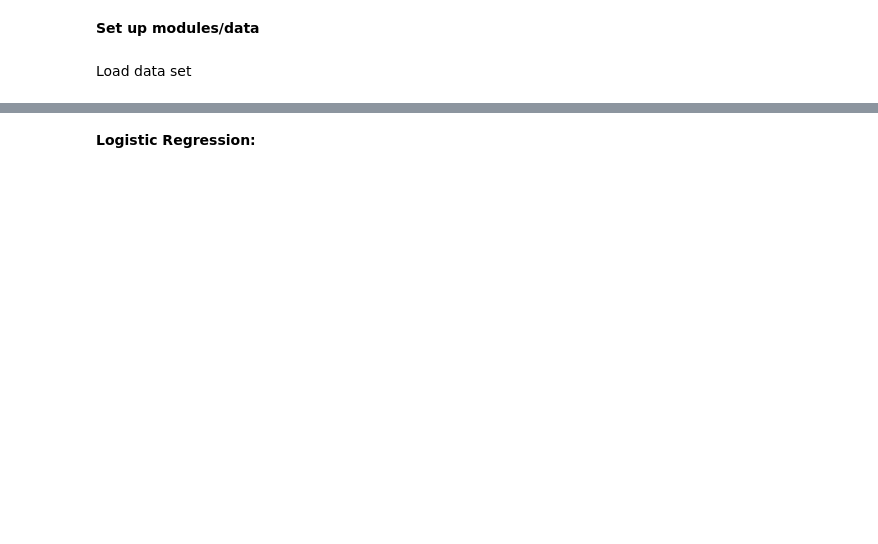
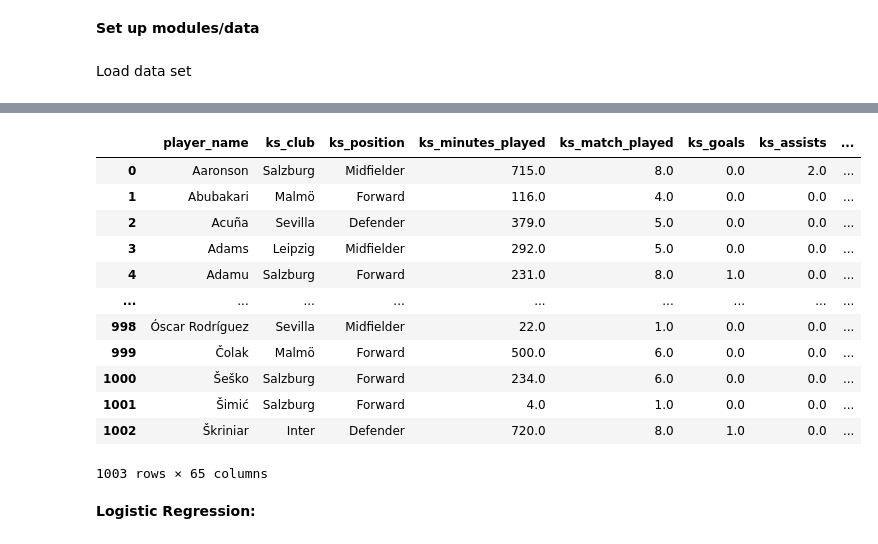
Before and after one commit to Kyle4646/CSE2600_finalproject, a Jupyter notebook: finalproject.ipynb, the cells around one changed output, grey strips where cells are left out. Cells and saved outputs as stored; diff of their text form; code cells hidden in the pictures; blank space fills up the shorter version.

```diff
--- a/finalproject.ipynb
+++ b/finalproject.ipynb
@@ -31,2 +35,64 @@ NameError: name 'pd' is not defined
+# %%
+import pandas as pd
+from functools import reduce
+
+# --- Load all the CSVs ---
+key_stats    = pd.read_csv('../Data/key_stats.csv')      # base
+disciplinary = pd.read_csv('../Data/disciplinary.csv')
+attacking    = pd.read_csv('../Data/attacking.csv')
+attempts     = pd.read_csv('../Data/attempts.csv')
+defending    = pd.read_csv('../Data/defending.csv')
+distribution = pd.read_csv('../Data/distributon.csv')
+goals        = pd.read_csv('../Data/goals.csv')          # skip goalkeeping.csv
+
+# --- Helper: add a prefix to ALL non-key columns so names are unique ---
+def prefix_cols(df, prefix):
+    return df.rename(columns={
+        col: f'{prefix}_{col}' for col in df.columns if col != 'player_name'
+    })
+
+# Give each dataframe its own column namespace
+key_stats_p    = prefix_cols(key_stats,    'ks')
+disciplinary_p = prefix_cols(disciplinary, 'disc')
+attacking_p    = prefix_cols(attacking,    'att')
+attempts_p     = prefix_cols(attempts,     'attmpt')
+defending_p    = prefix_cols(defending,    'def')
+distribution_p = prefix_cols(distribution, 'dist')
+goals_p        = prefix_cols(goals,        'goal')
+
+# --- Put them into a list ---
+datasets = [
+    key_stats_p,
+    disciplinary_p,
+    attacking_p,
+    attempts_p,
+    defending_p,
+    distribution_p,
+    goals_p,
+]
+
+# --- Merge everything on player_name using outer join ---
+mega_UCL = reduce(
+    lambda left, right: pd.merge(left, right, on='player_name', how='outer'),
+    datasets
+)
+
+# Optional: fill missing values
+mega_UCL = mega_UCL.fillna(0)
+mega_UCL
+# %% [output]
+|  | player_name | ks_club | ks_position | ks_minutes_played | ks_match_played | ks_goals | ks_assists | ... |
+| 0 | Aaronson | Salzburg | Midfielder | 715.0 | 8.0 | 0.0 | 2.0 | ... |
+| 1 | Abubakari | Malmö | Forward | 116.0 | 4.0 | 0.0 | 0.0 | ... |
+| 2 | Acuña | Sevilla | Defender | 379.0 | 5.0 | 0.0 | 0.0 | ... |
+| 3 | Adams | Leipzig | Midfielder | 292.0 | 5.0 | 0.0 | 0.0 | ... |
+| 4 | Adamu | Salzburg | Forward | 231.0 | 8.0 | 1.0 | 0.0 | ... |
+| ... | ... | ... | ... | ... | ... | ... | ... | ... |
+| 998 | Óscar Rodríguez | Sevilla | Midfielder | 22.0 | 1.0 | 0.0 | 0.0 | ... |
+| 999 | Čolak | Malmö | Forward | 500.0 | 6.0 | 0.0 | 0.0 | ... |
+| 1000 | Šeško | Salzburg | Forward | 234.0 | 6.0 | 0.0 | 0.0 | ... |
+| 1001 | Šimić | Salzburg | Forward | 4.0 | 1.0 | 0.0 | 0.0 | ... |
+| 1002 | Škriniar | Inter | Defender | 720.0 | 8.0 | 1.0 | 0.0 | ... |
+1003 rows × 65 columns
 # %% [markdown]
 **Logistic Regression:**
```
Also changed, not shown: parts of 7 cells of this notebook.
